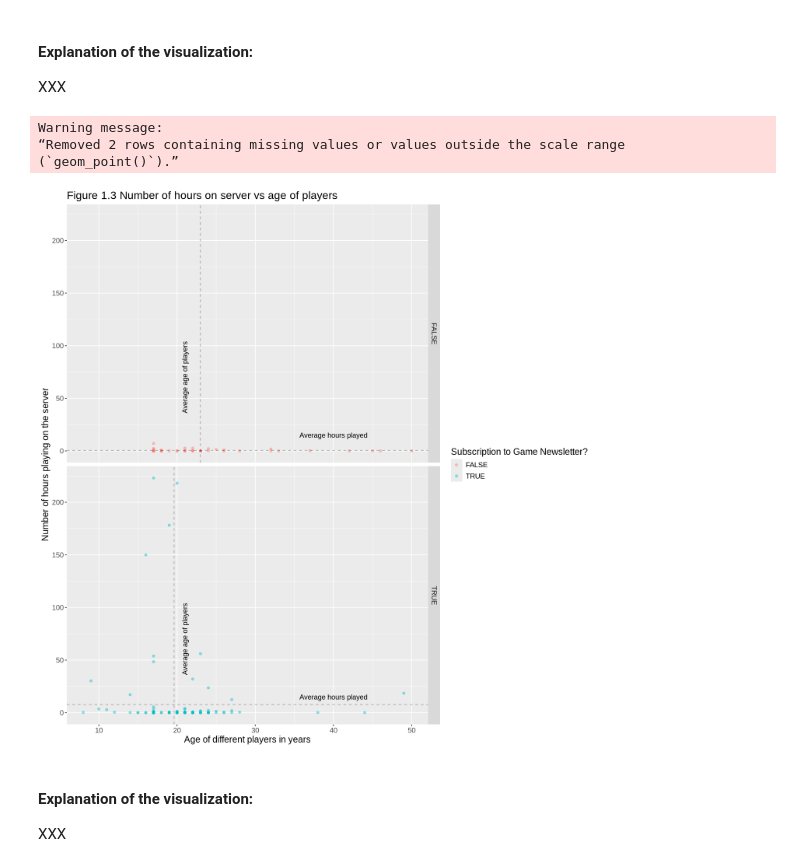
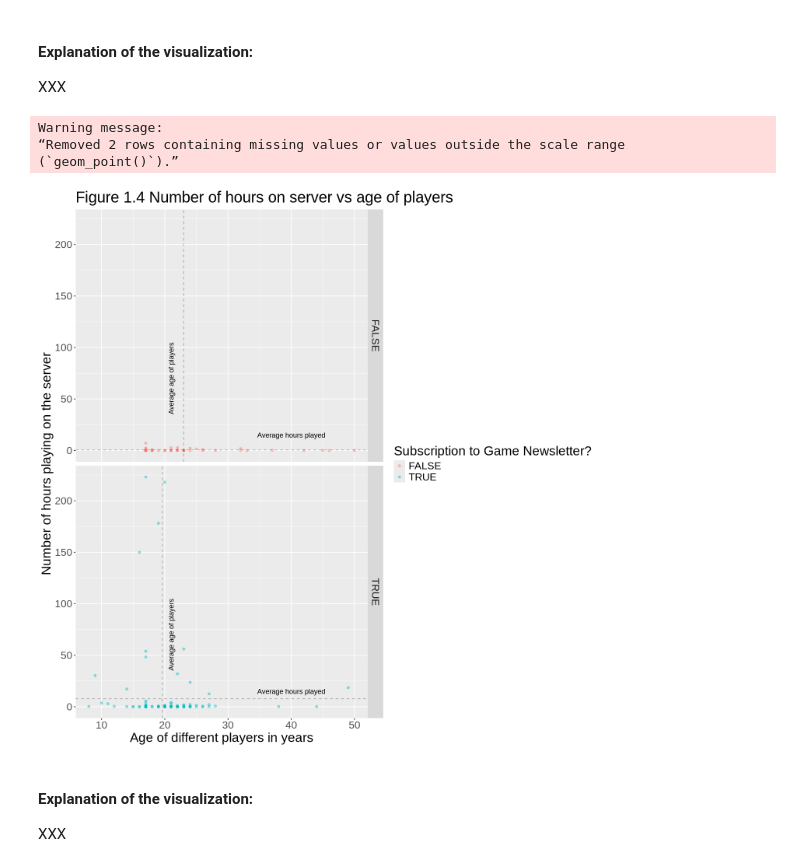
Before and after one commit to Loolin06/dsci-05-27, a Jupyter notebook: ProjectReport.ipynb, the cells around one changed output. Cells and saved outputs as stored; diff of their text form; code cells hidden in the pictures.

```diff
--- a/ProjectReport.ipynb
+++ b/ProjectReport.ipynb
@@ -100,35 +101,35 @@ average_age_false <- pull(average_age) |> first()
 average_age_true <- pull(average_age) |> last()
 
 average_played_hours <- players |>
                         select(subscribe, played_hours) |>
                         group_by(subscribe) |>
                         summarize(mean=mean(played_hours, na.rm=TRUE))
 
 average_played_hours_false <- pull(average_played_hours) |> first()
 average_played_hours_true <- pull(average_played_hours) |> last()
 
 played_hours_vs_age_plot <- ggplot(players, aes(x=Age ,y=played_hours,color=as_factor(subscribe))) +
                             geom_point(alpha=0.4) +
                             facet_grid(row=vars(subscribe)) +
                             labs(x="Age of different players in years",
                                 y="Number of hours playing on the server",
                                 title="Figure 1.4 Number of hours on server vs age of players",
                                 color="Subscription to Game Newsletter?") +
-                            theme(text=element_text(size=14)) +
+                            theme(text=element_text(size=20)) +
                             geom_vline(aes(xintercept=average_age_false), linetype="dashed", data=filter(players, subscribe == FALSE), alpha=0.3) +
                             geom_vline(aes(xintercept=average_age_true), linetype="dashed", data=filter(players, subscribe == TRUE), alpha=0.3) +
                             geom_hline(aes(yintercept=average_played_hours_false), linetype="dashed", data=filter(players, subscribe == FALSE), alpha=0.3) +
                             geom_hline(aes(yintercept=average_played_hours_true), linetype="dashed", data=filter(players, subscribe == TRUE), alpha=0.3) +
                             annotate("text", x=21, y=70, label="Average age of players", angle=90) +
                             annotate("text", x=40, y=15, label="Average hours played")
 
 
 played_hours_vs_age_plot
 # %% [output]
 Warning message:
 “Removed 2 rows containing missing values or values outside the scale range
 (`geom_point()`).”
-[figure, old version]
+[figure, new version]
 # %% [markdown]
 #### Explanation of the visualization:
 XXX
```
Also changed, not shown: parts of 2 cells of this notebook.
